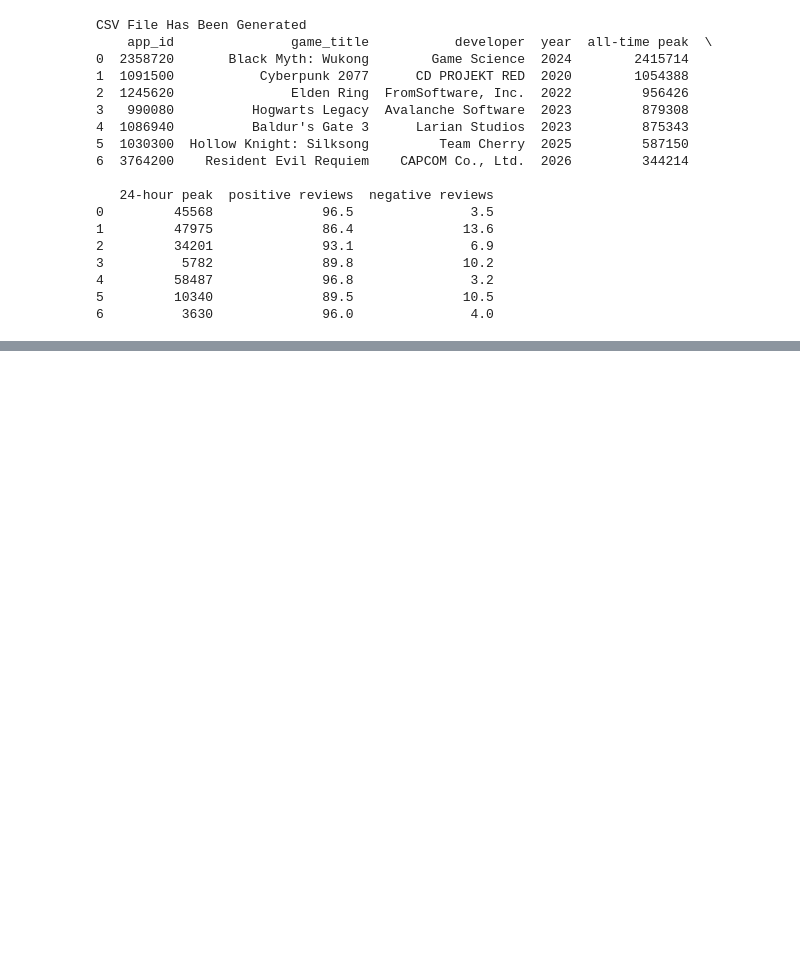
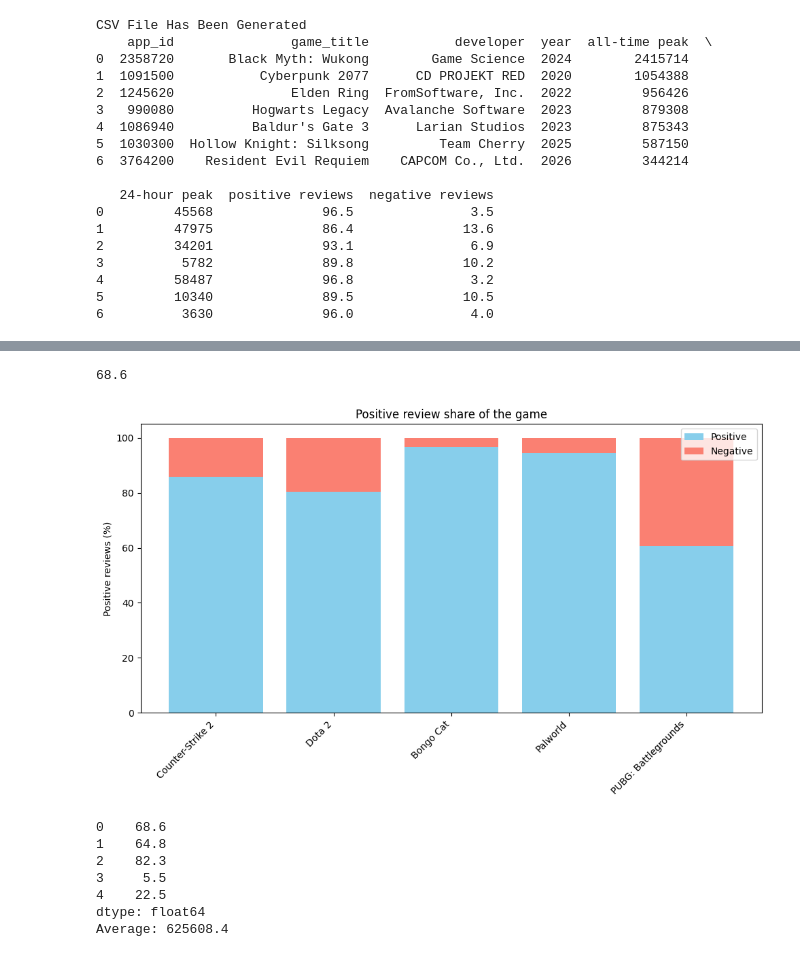
Before and after one commit to HusamAbdelrahim/Analyzing_SteamDB, a Jupyter notebook: Analyzing_SteamDB.ipynb, the cells around one changed output, grey strips where cells are left out. Cells and saved outputs as stored; diff of their text form; code cells hidden in the pictures; blank space fills up the shorter version.

```diff
--- a/Analyzing_SteamDB.ipynb
+++ b/Analyzing_SteamDB.ipynb
@@ -116,0 +151,63 @@ CSV File Has Been Generated
+# %%
+
+df = pd.read_csv("SteamDB_TopFiveGames.csv")
+df_tidy1 = pd.melt(
+    df,
+    id_vars = ["app_id", "game_name", "developer","release_year", "Positive_reviews", "Negative_reviews", "24-hour peak", "all time peak", "gain_may", "gain_june", "gain_july", "gain_30_days"],
+    value_vars= ["gain1%", "gain2%", "gain3%", "gain4%"],
+    var_name= "Gain Type",
+    value_name= "Percentage"
+)
+
+total_sum = 0
+count = 0
+
+for index, row in df.iterrows():
+    total_sum += row ['24-hour peak']
+    count += 1
+
+average = total_sum / count if count > 0 else 0
+
+mask = df["game_name"] == "Counter-Strike 2"
+
+cs2_peak = df.loc[mask, "24-hour peak"].iloc[0]
+cs2_alltime = df.loc[mask, "all time peak"].iloc[0]
+
+cs2_pct = round(cs2_peak/cs2_alltime * 100, 1)
+print(cs2_pct)
+
+df_calculation = df["Peak %"] = (df["24-hour peak"] / df["all time peak"] * 100).round(1)
+
+# cs24 = 1277861
+# cspeak = 1862531
+# percentage2  = (cs24 / cspeak) * 100
+# print(percentage2)
+
+#positive_reviews_x = df("Positive reivews")
+#negative_reviews_y = df("Negative reviews")
+
+plt.figure(figsize=(10,6))
+
+plt.bar(df["game_name"], df["Positive_reviews"], label = "Positive", color = "skyblue")
+plt.bar(df["game_name"], df["Negative_reviews"], bottom=df["Positive_reviews"], label = "Negative", color = "salmon")
+
+plt.ylabel("Positive reviews (%)")
+plt.title("Positive review share of the game")
+plt.xticks(rotation = 45, ha = "right")
+plt.tight_layout()
+plt.legend()
+plt.show()
+
+print(df_calculation)
+print(f"Average: {average}")
+df_tidy1.head(5)
+# %% [output]
+68.6
+[figure, added]
+0    68.6
+1    64.8
+2    82.3
+3     5.5
+4    22.5
+dtype: float64
+Average: 625608.4
```
Also changed, not shown: parts of 6 cells of this notebook, 4 other files.
